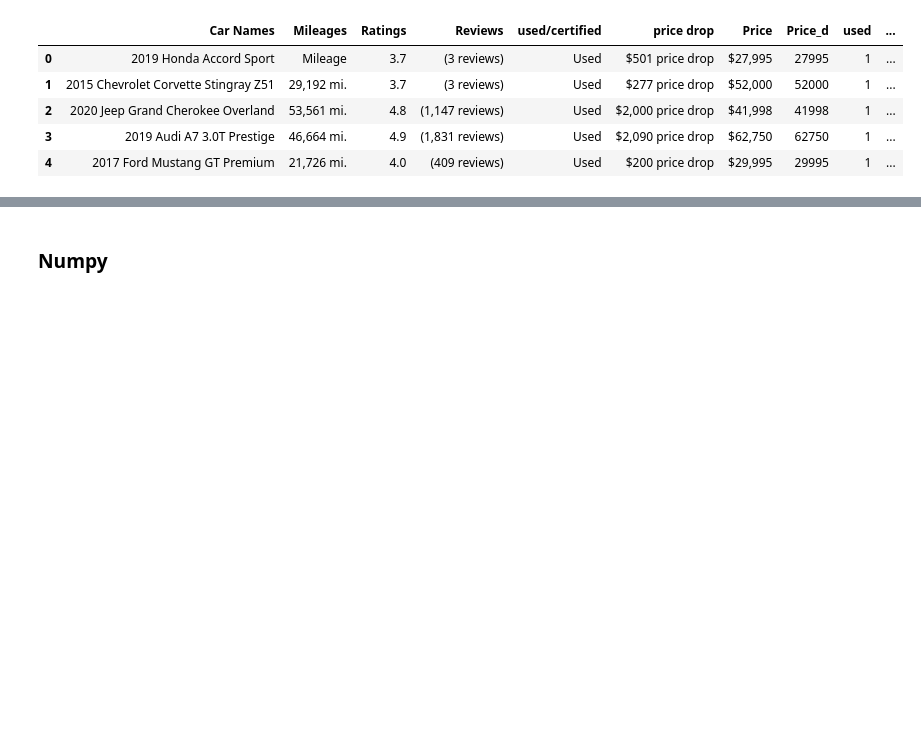
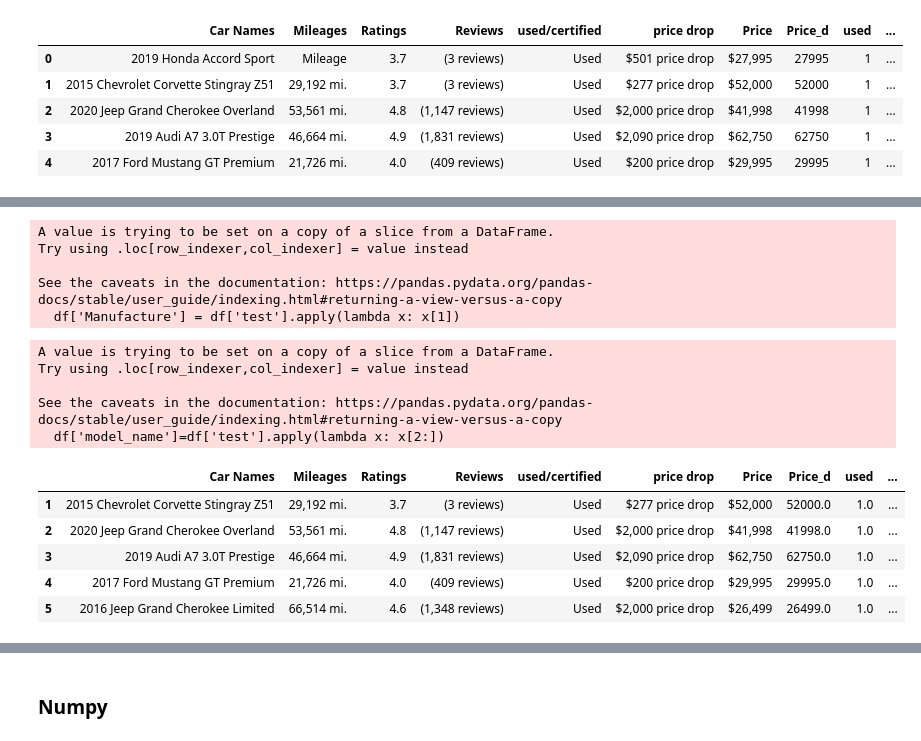
Before and after one commit to GoninM/GB_bootcamp, a Jupyter notebook: module2_homework2.ipynb, the cells around one changed output, grey strips where cells are left out. Drawn from its saved outputs; the diff is of its cells as text; code cells hidden in the pictures; blank space fills up the shorter version.

```diff
--- a/module2_homework2.ipynb
+++ b/module2_homework2.ipynb
@@ -149,0 +203,25 @@ df[df['Mileages_d']==0] = df['Mileages_d'].mean()
+# %%
+df['Manufacture'] = df['test'].apply(lambda x: x[1])
+# %% [output]
+A value is trying to be set on a copy of a slice from a DataFrame.
+Try using .loc[row_indexer,col_indexer] = value instead
+
+See the caveats in the documentation: https://pandas.pydata.org/pandas-docs/stable/user_guide/indexing.html#returning-a-view-versus-a-copy
+  df['Manufacture'] = df['test'].apply(lambda x: x[1])
+# %%
+df['model_name']=df['test'].apply(lambda x: x[2:])
+# %% [output]
+A value is trying to be set on a copy of a slice from a DataFrame.
+Try using .loc[row_indexer,col_indexer] = value instead
+
+See the caveats in the documentation: https://pandas.pydata.org/pandas-docs/stable/user_guide/indexing.html#returning-a-view-versus-a-copy
+  df['model_name']=df['test'].apply(lambda x: x[2:])
+# %%
+df.head()
+# %% [output]
+|  | Car Names | Mileages | Ratings | Reviews | used/certified | price drop | Price | Price_d | used | ... |
+| 1 | 2015 Chevrolet Corvette Stingray Z51 | 29,192 mi. | 3.7 | (3 reviews) | Used | $277 price drop | $52,000 | 52000.0 | 1.0 | ... |
+| 2 | 2020 Jeep Grand Cherokee Overland | 53,561 mi. | 4.8 | (1,147 reviews) | Used | $2,000 price drop | $41,998 | 41998.0 | 1.0 | ... |
+| 3 | 2019 Audi A7 3.0T Prestige | 46,664 mi. | 4.9 | (1,831 reviews) | Used | $2,090 price drop | $62,750 | 62750.0 | 1.0 | ... |
+| 4 | 2017 Ford Mustang GT Premium | 21,726 mi. | 4.0 | (409 reviews) | Used | $200 price drop | $29,995 | 29995.0 | 1.0 | ... |
+| 5 | 2016 Jeep Grand Cherokee Limited | 66,514 mi. | 4.6 | (1,348 reviews) | Used | $2,000 price drop | $26,499 | 26499.0 | 1.0 | ... |
```
Also changed, not shown: parts of 11 cells of this notebook.
